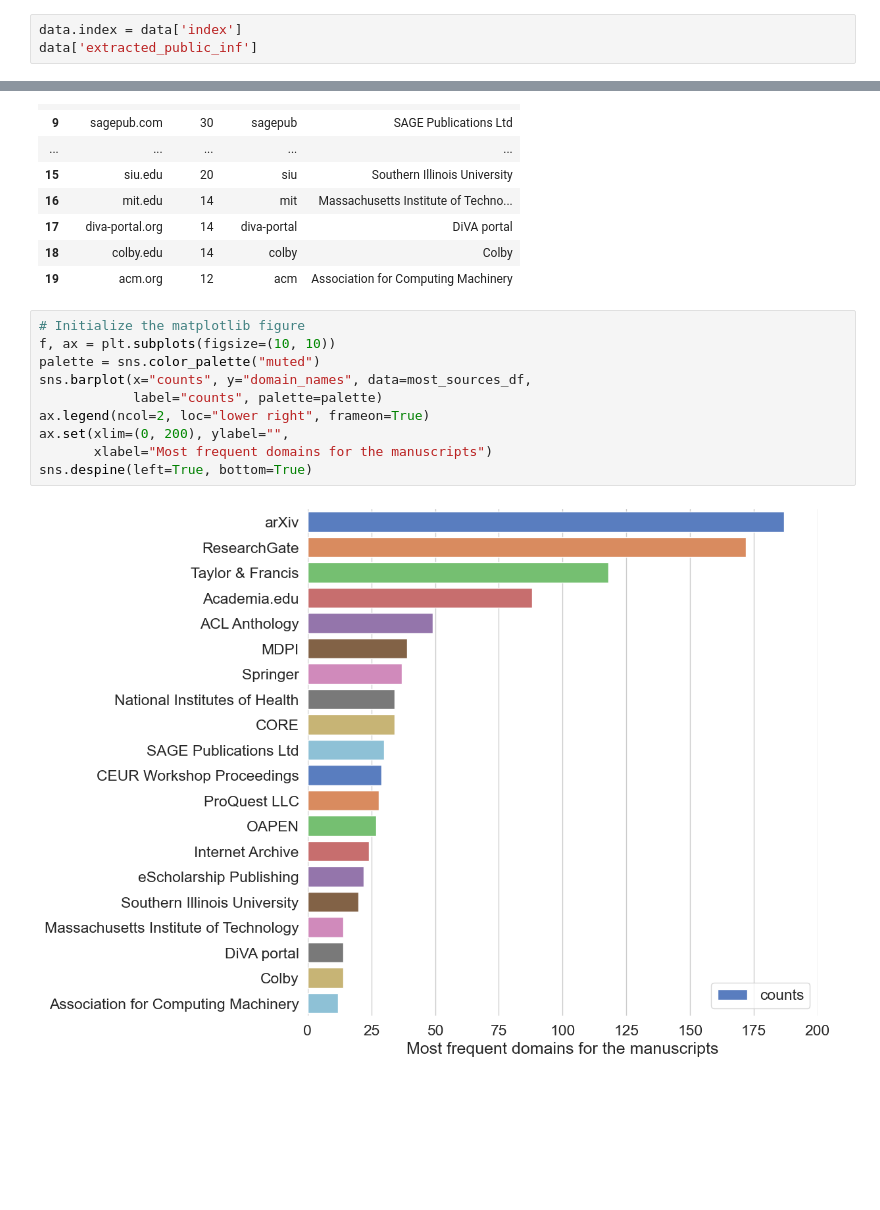
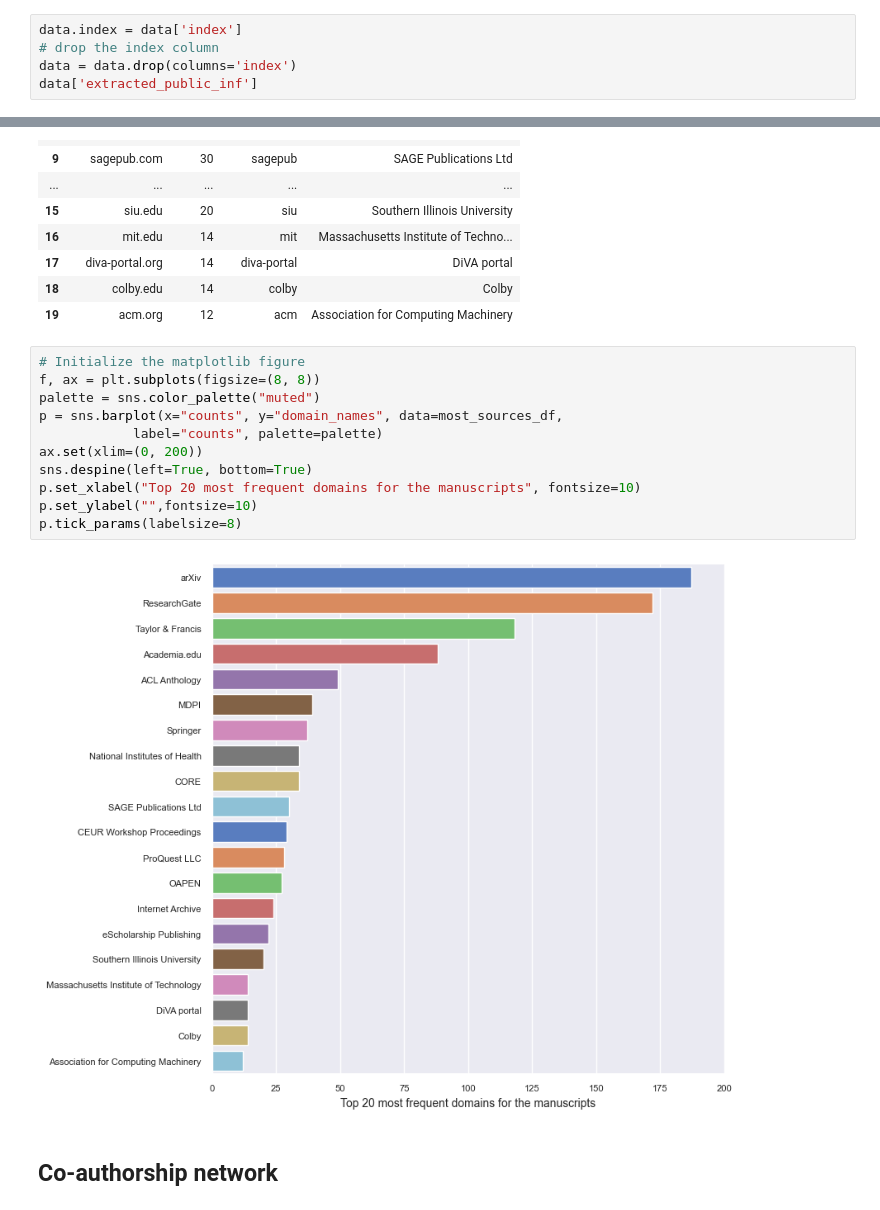
Before and after one commit to booktrackerGirl/Data-wrangling-and-analysis, a Jupyter notebook: Google Scholar Search/SerpAPI/serpapi_analysis.ipynb, the cells around one changed output, grey strips where cells are left out. Drawn from its saved outputs; the diff is of its cells as text; blank space fills up the shorter version.

```diff
--- a/Google Scholar Search/SerpAPI/serpapi_analysis.ipynb
+++ b/Google Scholar Search/SerpAPI/serpapi_analysis.ipynb
@@ -220,6 +220,8 @@ print(substring_before_date(test))
  Minn. L. Rev.,
 # %%
 data.index = data['index']
+# drop the index column
+data = data.drop(columns='index')
 data['extracted_public_inf']
 # %% [output]
 index
@@ -405,13 +407,16 @@ most_sources_df
 | 19 | acm.org | 12 | acm | Association for Computing Machinery |
 # %%
 # Initialize the matplotlib figure
-f, ax = plt.subplots(figsize=(10, 10))
+f, ax = plt.subplots(figsize=(8, 8))
 palette = sns.color_palette("muted")
-sns.barplot(x="counts", y="domain_names", data=most_sources_df,
+p = sns.barplot(x="counts", y="domain_names", data=most_sources_df,
             label="counts", palette=palette)
-ax.legend(ncol=2, loc="lower right", frameon=True)
-ax.set(xlim=(0, 200), ylabel="",
-       xlabel="Most frequent domains for the manuscripts")
+ax.set(xlim=(0, 200))
 sns.despine(left=True, bottom=True)
+p.set_xlabel("Top 20 most frequent domains for the manuscripts", fontsize=10)
+p.set_ylabel("",fontsize=10)
+p.tick_params(labelsize=8)
 # %% [output]
-[figure, old version]
+[figure, new version]
+# %% [markdown]
+## Co-authorship network
```
Also changed, not shown: parts of 14 cells of this notebook.
